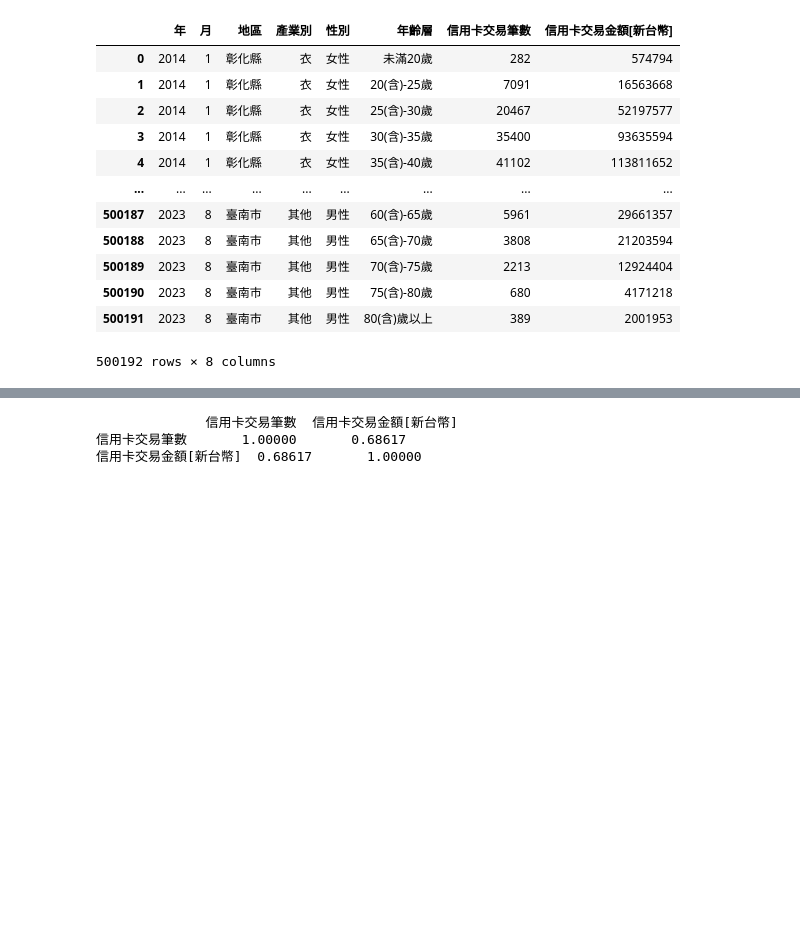
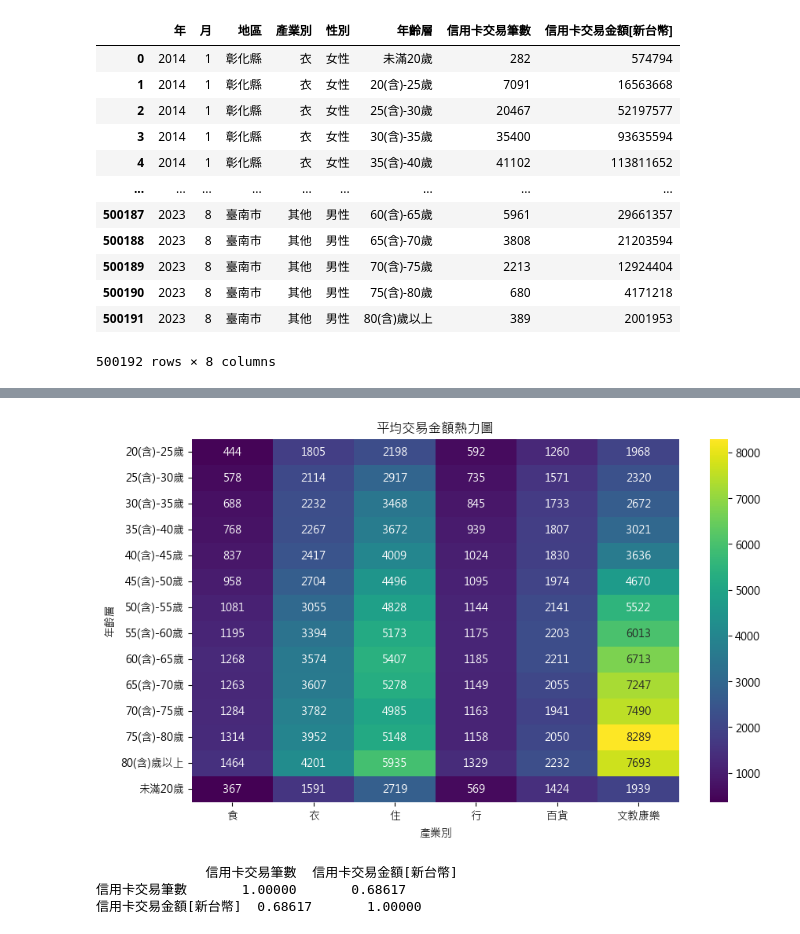
Before and after one commit to xuanlll17/creditcard, a Jupyter notebook: test1.ipynb, the cells around one changed output, grey strips where cells are left out. Cells and saved outputs as stored; diff of their text form; code cells hidden in the pictures; blank space fills up the shorter version.

```diff
--- a/test1.ipynb
+++ b/test1.ipynb
@@ -196,0 +248,17 @@ df
+# %%
+grouped_data = df_a.groupby(['年齡層', '產業別']).agg({'信用卡交易金額[新台幣]': 'sum', '信用卡交易筆數': 'sum'}).reset_index()
+
+# 計算 '平均交易金額'
+grouped_data['平均交易金額'] = grouped_data['信用卡交易金額[新台幣]'] / grouped_data['信用卡交易筆數']
+
+# 重新組織資料，使之符合你的格式
+pivot_table_industry = grouped_data.pivot_table(index='年齡層', columns='產業別', values='平均交易金額', aggfunc='mean')
+
+# 將 '平均交易金額' 四捨五入並轉換為整數
+pivot_table_industry = pivot_table_industry.round().astype(int)
+
+# 將 '年齡層' 移到列(index)
+pivot_table_industry.reset_index(inplace=True)
+
+# 顯示結果
+print(pivot_table_industry)
@@ -197,3 +314,10 @@ df
+# %%
+plt.figure(figsize=(10, 6))
+sns.heatmap(pivot_table_industry.set_index('年齡層')[['食', '衣', '住', '行', '百貨', '文教康樂']], cmap='viridis', annot=True, fmt=".0f")
+plt.title('平均交易金額熱力圖')
+plt.show()
+# %% [output]
+[figure, added]
 # %%
 matplotlib.rc('font', family='Microsoft JhengHei')
 selected_columns = ['信用卡交易筆數', '信用卡交易金額[新台幣]']
```
Also changed, not shown: parts of 22 cells of this notebook, 2 other files.
